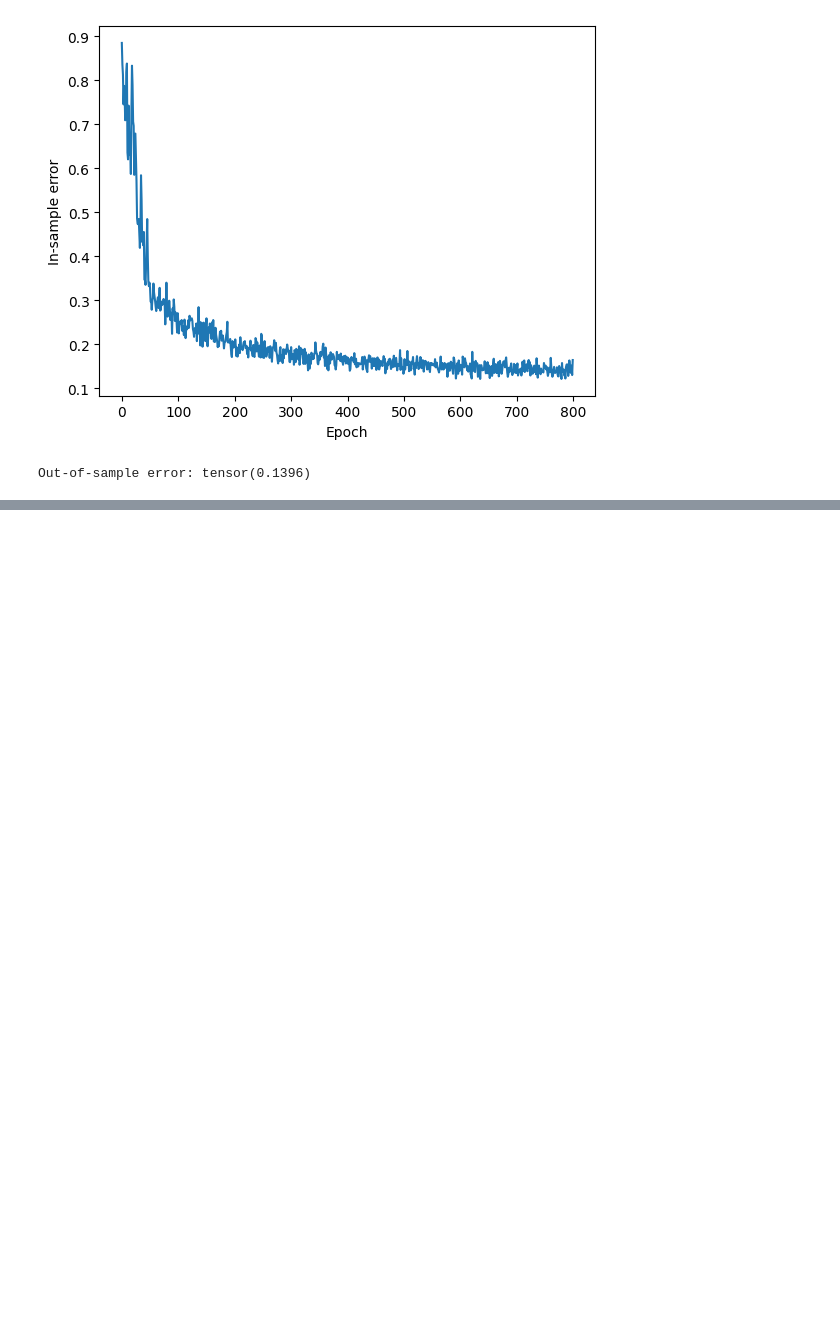
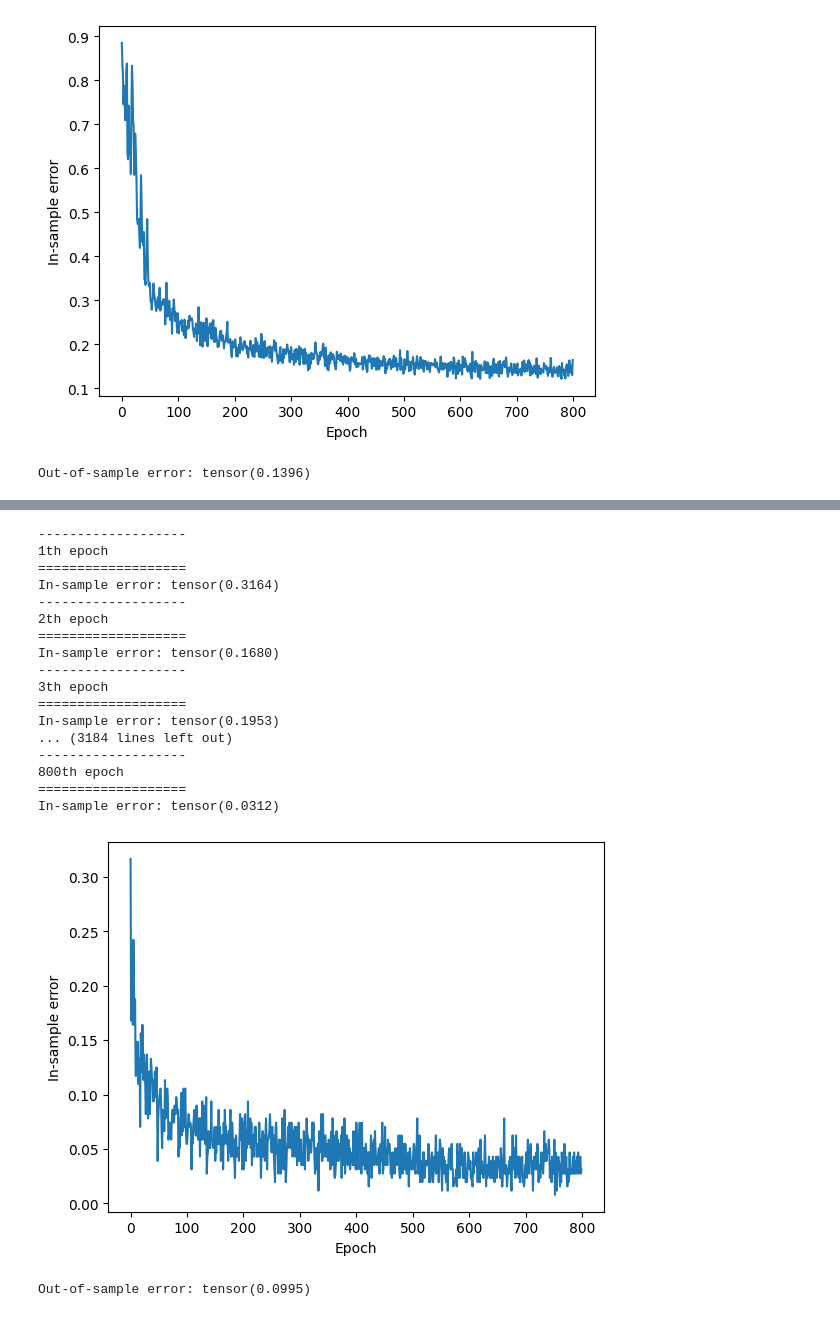
Before and after one commit to Bartosz-G/PyTorch-d2l-Practise, a Jupyter notebook: main.ipynb, the cells around one changed output, grey strips where cells are left out. Drawn from its saved outputs; the diff is of its cells as text; code cells hidden in the pictures; blank space fills up the shorter version.

```diff
--- a/main.ipynb
+++ b/main.ipynb
@@ -595,0 +598,20 @@ Out-of-sample error: tensor(0.1396)
+# %%
+#Experimenting with convolutions and batch normalization
+CNN3 = nn.Sequential(
+    nn.Conv2d(1,16,kernel_size=5,padding=2),nn.BatchNorm2d(16),nn.ReLU(),
+    nn.MaxPool2d(kernel_size=2,stride=2),
+    nn.Conv2d(16,64,kernel_size=3,padding=1),nn.BatchNorm2d(64),nn.ReLU(),
+    nn.Conv2d(64,64,kernel_size=3,padding=1),nn.BatchNorm2d(64),nn.ReLU(),
+    nn.Conv2d(64,16,kernel_size=3,padding=1),nn.BatchNorm2d(16),nn.ReLU(),
+    nn.MaxPool2d(kernel_size=2,stride=2),
+    nn.Flatten(),
+    nn.Linear(784,120),nn.BatchNorm1d(120), nn.ReLU(),
+    nn.Linear(120,84),nn.BatchNorm1d(84),nn.ReLU(),
+    nn.Linear(84,10))
+
+
+
+X,Y = next(iter(mnist_train_iter))
+for layer in CNN3:
+    X = layer(X)
+    print(layer.__class__.__name__,'output shape: \t',X.shape)
@@ -595,0 +636,43 @@ Out-of-sample error: tensor(0.1396)
+# %%
+#Running a CNN with learning rate decay
+def xavier_init(m):
+    if type(m)== nn.Linear:
+        nn.init.xavier_uniform_(m.weight)
+
+CNN3.apply(xavier_init)
+
+
+CNN3_loss = nn.CrossEntropyLoss(reduction='none')
+
+CNN3_trainer = torch.optim.SGD(CNN3.parameters(),lr = 0.3)
+
+CNN3_scheduler = torch.optim.lr_scheduler.MultiStepLR(CNN3_trainer,milestones=[50,100,200,400,600,700],gamma=0.8)
+# %%
+#Training the model
+CNN3_training = Gradient_Img_Trainer(CNN3,mnist_train_iter,CNN3_loss,CNN3_trainer,mnist_test_iter)
+
+CNN3_training.Train(800,False,True,True,CNN3_scheduler)
+# %% [output]
+-------------------
+1th epoch
+===================
+In-sample error: tensor(0.3164)
+-------------------
+2th epoch
+===================
+In-sample error: tensor(0.1680)
+-------------------
+3th epoch
+===================
+In-sample error: tensor(0.1953)
+... (3184 lines left out)
+-------------------
+800th epoch
+===================
+In-sample error: tensor(0.0312)
+[figure, added]
+# %%
+CNN3_training.Test()
+#We're starting to see very satisfactory results
+# %% [output]
+Out-of-sample error: tensor(0.0995)
```
Also changed, not shown: parts of 2 cells of this notebook.
